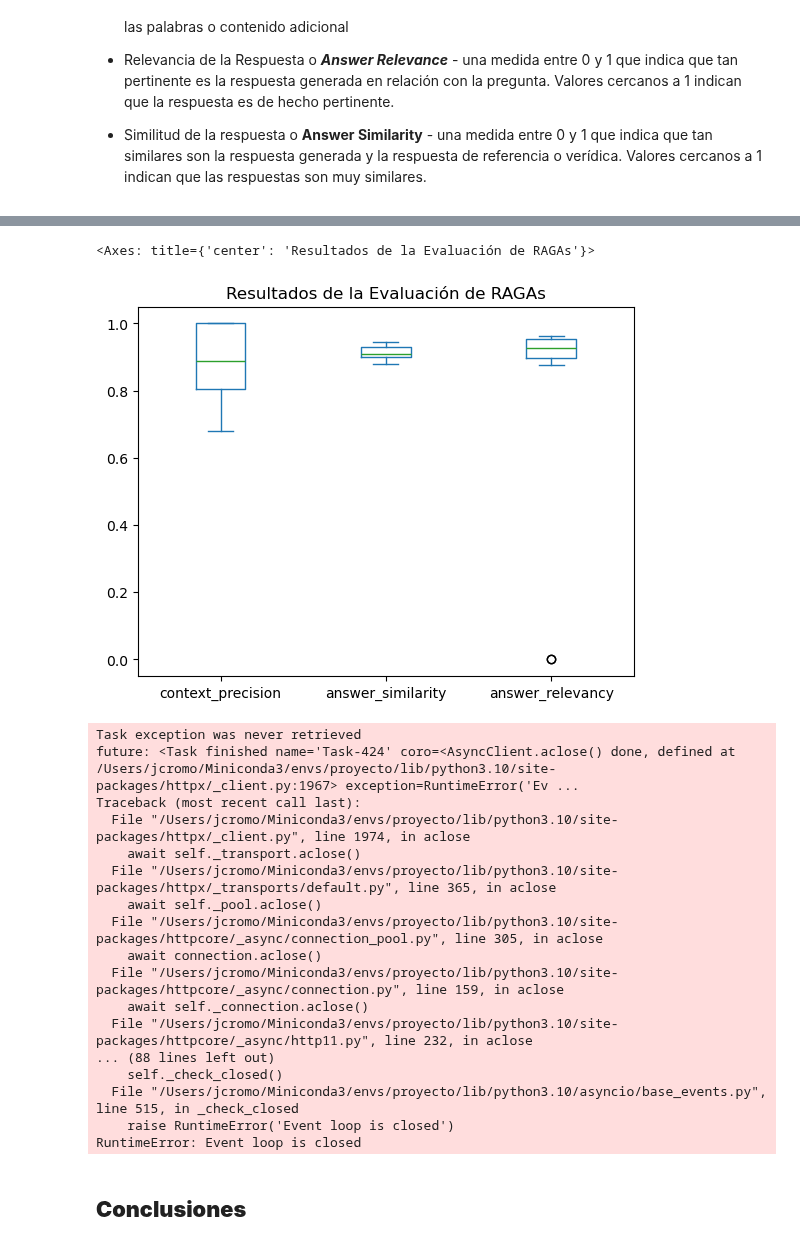
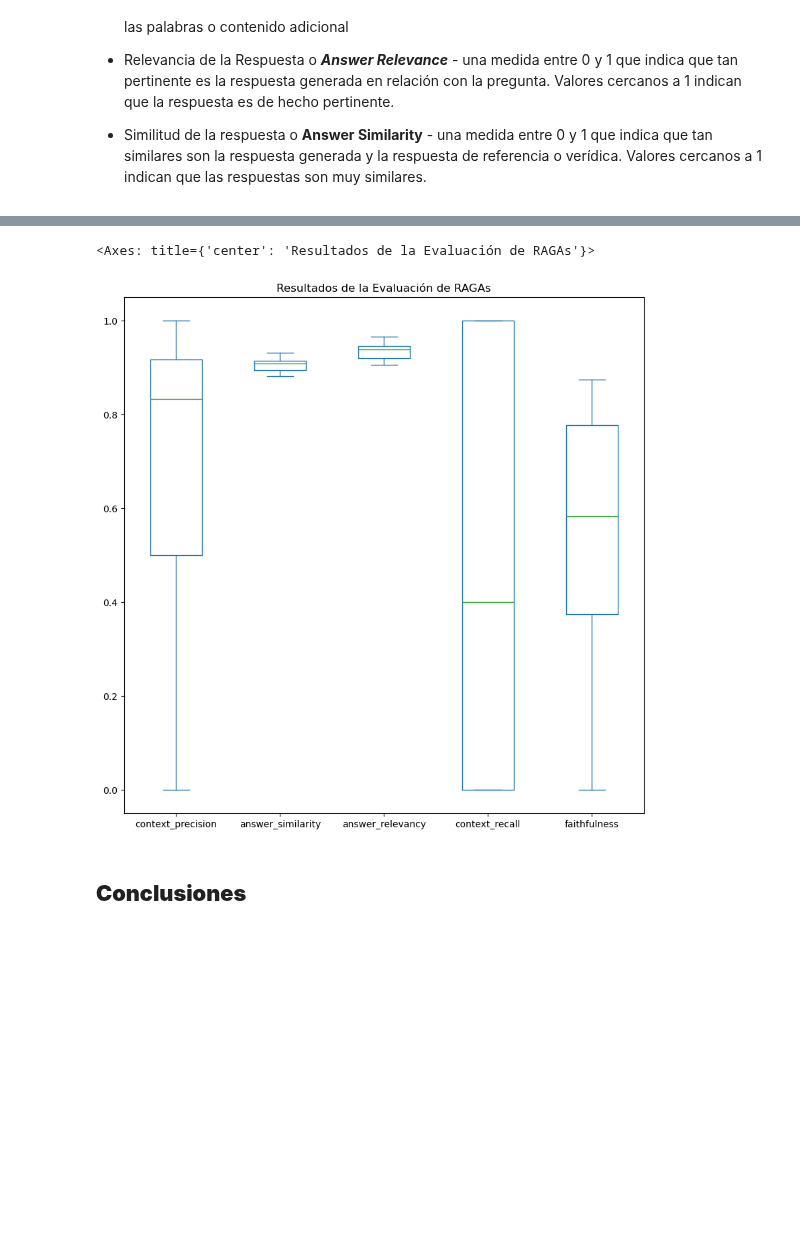
Before and after one commit to jcromo-tec/TC5035.10-proyecto-integrador, a Jupyter notebook: semana-08-avance-06/Avance6_Equipo37_Llama_Selected_Model_Evaluation_v2_00.ipynb, the cells around one changed output, grey strips where cells are left out. Saved outputs shown, nothing was run; the diff lists cells and outputs as text; code cells hidden in the pictures; blank space fills up the shorter version.

Commit message:
Modelo Local
Modelo Local

```diff
--- a/semana-08-avance-06/Avance6_Equipo37_Llama_Selected_Model_Evaluation_v2_00.ipynb
+++ b/semana-08-avance-06/Avance6_Equipo37_Llama_Selected_Model_Evaluation_v2_00.ipynb
@@ -255 +140,21 @@ def retrieve_and_generate(query, retriever, llm):
+# %%
+# Creando función para buscar información en la base de conocimiento y generar una respuesta
+# usando el modelo fundacional Llama 2. La función también calcula el tiempo de ejecución
+def retrieve_and_generate(query, rag_prompt, vector_store, llm):
+    start_time = time.time()
+
+    # Obteniendo información de contexto
+    context = vector_store.similarity_search(query)
+
+    # Configurando y ejecutando cadena para generar respuesta con el modelo Llama 2
+    chain = (
+        RunnablePassthrough.assign(context=RunnablePick("context") | format_docs)
+        | rag_prompt
+        | llm
+        | StrOutputParser()
+    )
+    response = chain.invoke({"context": context, "question": query})
+
+    elapsed_time = time.time() - start_time
+    return elapsed_time, response, context
 # %%
@@ -485,11 +387,13 @@ grounded_truths.append(answer)
 # %% [markdown]
 **Obteniendo Respuestas de la Base Conocimiento y el Modelo Fundacional**
 # %%
+# Creando variables para recolectar respuestas y contextos
 answers = []
 contexts = []
 
+# Obteniendo respuestas y contextos
 for question in questions:
-    elapsed_time, response = retrieve_and_generate(question, retriever, llm)
-    answers.append(response['answer'])
-    contexts.append([res.page_content for res in response['context']])
+    elapsed_time, response, context = retrieve_and_generate(question, rag_prompt_llama, vector_store, llm)
+    answers.append(response)
+    contexts.append([doc.page_content for doc in context])
 # %%
@@ -507,6 +430,7 @@ ragas_data_df_1 = ragas_data_df.loc[:int(ragas_data_df.shape[0]/2)]
 ragas_data_df_2 = ragas_data_df.loc[int(ragas_data_df.shape[0]/2)+1:]
 ragas_results_set = pd.DataFrame()
 # %%
+# Haciendo la evaluación para la la primera parte de respuestas y contextos
 ragas_data_dataset = Dataset.from_pandas(ragas_data_df_1)
 ragas_results = evaluate(
     dataset = ragas_data_dataset,
@@ -514,6 +438,8 @@ ragas_results = evaluate(
         context_precision,
         answer_similarity,
         answer_relevancy,
+        context_recall,
+        faithfulness
     ],
 )
 
@@ -527,4 +458,5 @@ ragas_results_set = pd.concat(
 # %%
+# Haciendo la evaluación para la segunda parte de respuestas y contextos
 time.sleep(35)
 ragas_data_dataset = Dataset.from_pandas(ragas_data_df_2)
 ragas_results = evaluate(
@@ -533,6 +465,8 @@ ragas_results = evaluate(
         context_precision,
         answer_similarity,
         answer_relevancy,
+        context_recall,
+        faithfulness
     ],
 )
 
@@ -597,27 +524,11 @@ ragas_results_set.plot(
 # %%
 ragas_results_set.plot(
     kind='box',
-    title='Resultados de la Evaluación de RAGAs'
+    title='Resultados de la Evaluación de RAGAs',
+    figsize=(10,10)
 )
 # %% [output]
 <Axes: title={'center': 'Resultados de la Evaluación de RAGAs'}>
-[figure, old version]
+[figure, new version]
-Task exception was never retrieved
-future: <Task finished name='Task-424' coro=<AsyncClient.aclose() done, defined at /Users/jcromo/Miniconda3/envs/proyecto/lib/python3.10/site-packages/httpx/_client.py:1967> exception=RuntimeError('Ev ...
-Traceback (most recent call last):
-  File "/Users/jcromo/Miniconda3/envs/proyecto/lib/python3.10/site-packages/httpx/_client.py", line 1974, in aclose
-    await self._transport.aclose()
-  File "/Users/jcromo/Miniconda3/envs/proyecto/lib/python3.10/site-packages/httpx/_transports/default.py", line 365, in aclose
-    await self._pool.aclose()
-  File "/Users/jcromo/Miniconda3/envs/proyecto/lib/python3.10/site-packages/httpcore/_async/connection_pool.py", line 305, in aclose
-    await connection.aclose()
-  File "/Users/jcromo/Miniconda3/envs/proyecto/lib/python3.10/site-packages/httpcore/_async/connection.py", line 159, in aclose
-    await self._connection.aclose()
-  File "/Users/jcromo/Miniconda3/envs/proyecto/lib/python3.10/site-packages/httpcore/_async/http11.py", line 232, in aclose
-... (88 lines left out)
-    self._check_closed()
-  File "/Users/jcromo/Miniconda3/envs/proyecto/lib/python3.10/asyncio/base_events.py", line 515, in _check_closed
-    raise RuntimeError('Event loop is closed')
-RuntimeError: Event loop is closed
 # %% [markdown]
 ## **Conclusiones**
```
Also changed, not shown: parts of 33 cells of this notebook, 2 other files.
